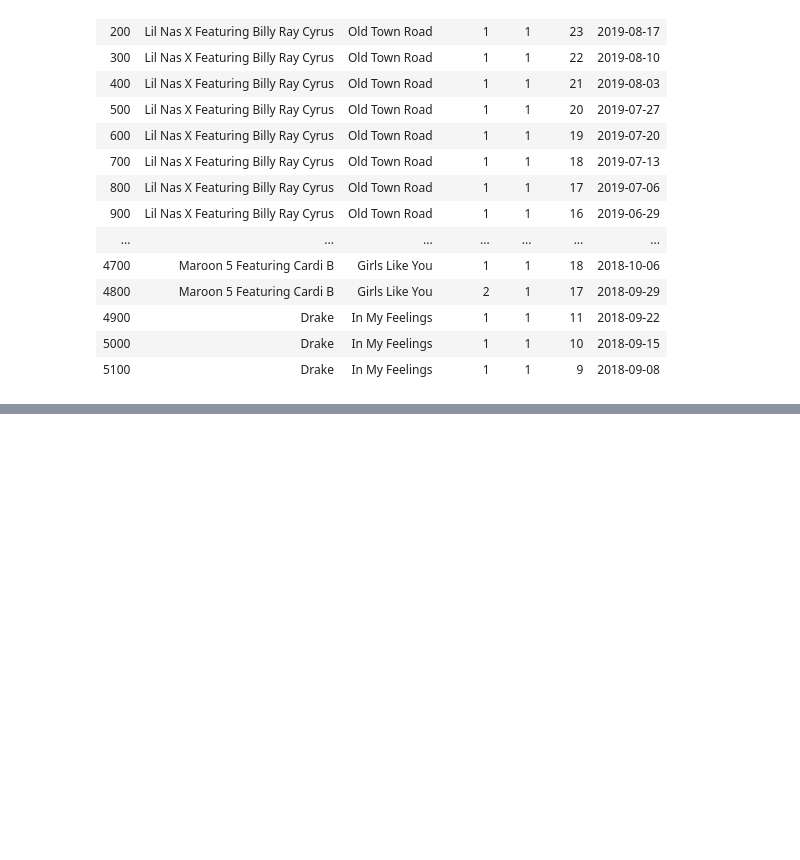
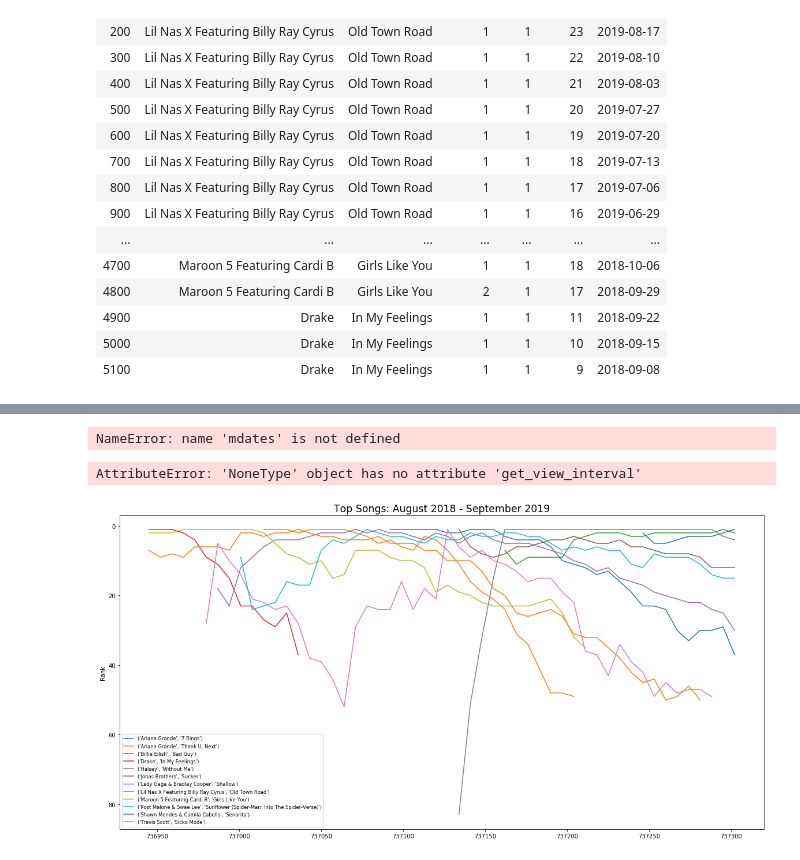
Before and after one commit to deniscohen43/Spotify_Analysis, a Jupyter notebook: Resources/billboard_year1.ipynb, the cells around one changed output, grey strips where cells are left out. Saved outputs shown, nothing was run; the diff lists cells and outputs as text; code cells hidden in the pictures; blank space fills up the shorter version.

```diff
--- a/Resources/billboard_year1.ipynb
+++ b/Resources/billboard_year1.ipynb
@@ -110,0 +249,8 @@ summary
+# %%
+#CODE FOR MULTIPLE PLOT CHART FINAL
+def single(df):
+    try:
+        if (df['rank'].isin([1]).any()):
+            return df
+    except KeyError:
+        return None
@@ -110,0 +259,8 @@ summary
+# %%
+bb1_df['date'] = bb1_df['date'].transform(plt_dates.datestr2num)
+gb_songtitle = bb1_df.groupby(['artist','title'])
+wasrankone_df = gb_songtitle.apply(single)
+wasrankone_df = wasrankone_df.dropna()
+wasrankone_df = wasrankone_df.groupby(['artist','title'])
+
+wasrankone_df.size()
@@ -110,0 +282,20 @@ summary
+# %%
+mdates.num2date(735500).isoformat()
+# %% [output]
+NameError: name 'mdates' is not defined
+# %%
+plt.figure(figsize=(20,10))
+for key, df in wasrankone_df:
+    plt.plot(df['date'], df['rank'], label=key)
+
+plt.legend(fontsize='small')
+plt.gca().invert_yaxis()
+plt.title('Top Songs: August 2018 - September 2019', fontsize='xx-large')
+plt.ylabel('Rank')
+print(plt.xticks())
+labels = [mdates.num2date(l).isoformat() for l in locs]
+plt.xticks(labels=labels)
+plt.show()
+# %% [output]
+AttributeError: 'NoneType' object has no attribute 'get_view_interval'
+[figure, added]
```
Also changed, not shown: parts of 12 cells of this notebook, 3 other files.
